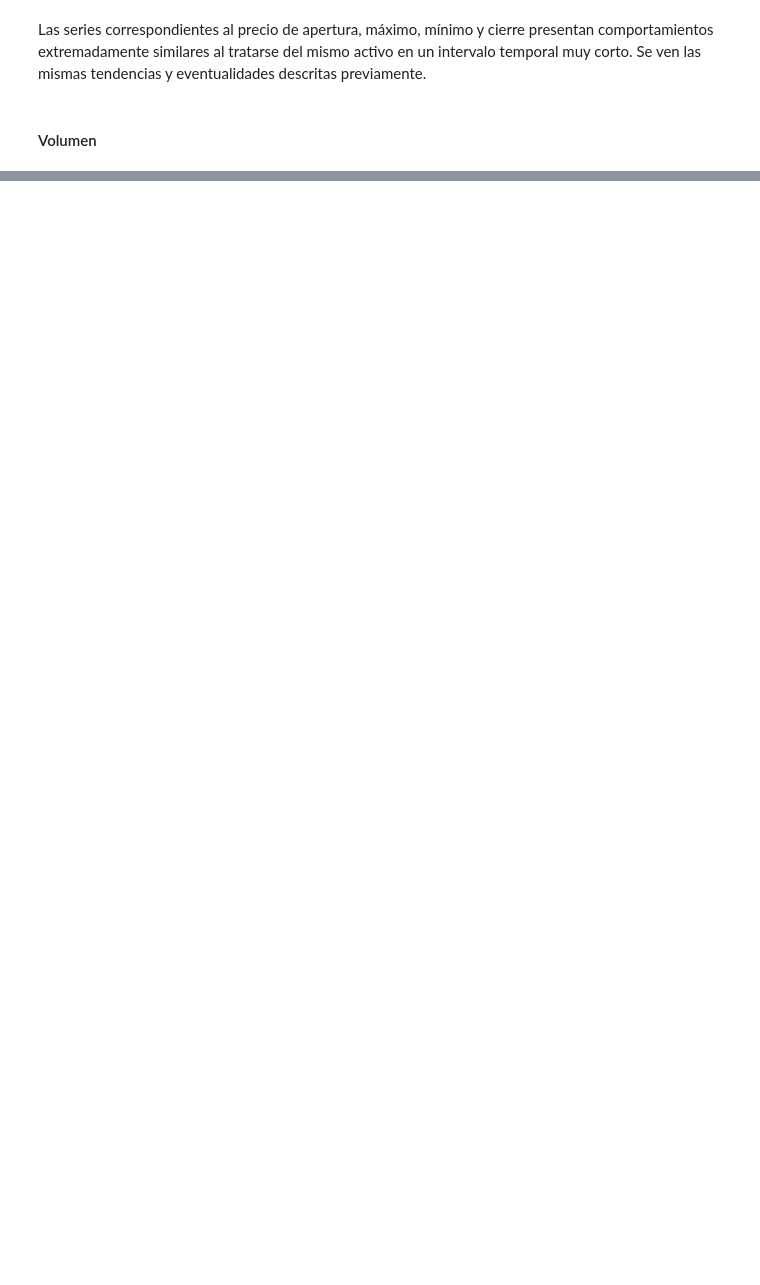
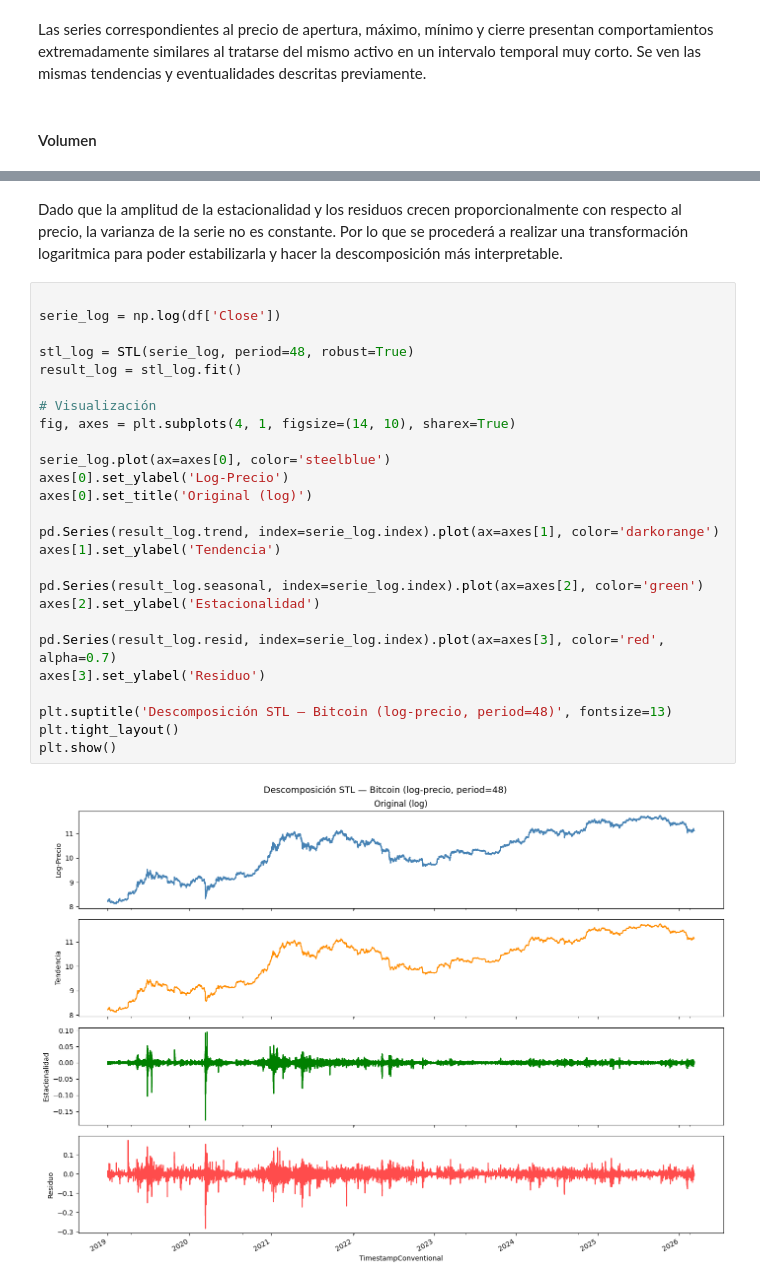
Before and after one commit to T1fff/Proyecto-Investigacion-Bitcoin, a Jupyter notebook: index.ipynb, the cells around one changed output, grey strips where cells are left out. Drawn from its saved outputs; the diff is of its cells as text; blank space fills up the shorter version.

```diff
--- a/index.ipynb
+++ b/index.ipynb
@@ -273,0 +319,30 @@ plt.show()
+# %% [markdown]
+Dado que la amplitud de la estacionalidad y los residuos crecen proporcionalmente con respecto al precio, la varianza de la serie no es constante. Por lo que se procederá a realizar una transformación logaritmica para poder estabilizarla y hacer la descomposición más interpretable.
+# %%
+
+serie_log = np.log(df['Close'])
+
+stl_log = STL(serie_log, period=48, robust=True)
+result_log = stl_log.fit()
+
+# Visualización
+fig, axes = plt.subplots(4, 1, figsize=(14, 10), sharex=True)
+
+serie_log.plot(ax=axes[0], color='steelblue')
+axes[0].set_ylabel('Log-Precio')
+axes[0].set_title('Original (log)')
+
+pd.Series(result_log.trend, index=serie_log.index).plot(ax=axes[1], color='darkorange')
+axes[1].set_ylabel('Tendencia')
+
+pd.Series(result_log.seasonal, index=serie_log.index).plot(ax=axes[2], color='green')
+axes[2].set_ylabel('Estacionalidad')
+
+pd.Series(result_log.resid, index=serie_log.index).plot(ax=axes[3], color='red', alpha=0.7)
+axes[3].set_ylabel('Residuo')
+
+plt.suptitle('Descomposición STL — Bitcoin (log-precio, period=48)', fontsize=13)
+plt.tight_layout()
+plt.show()
+# %% [output]
+[figure, added]
```
Also changed, not shown: parts of 36 cells of this notebook.
